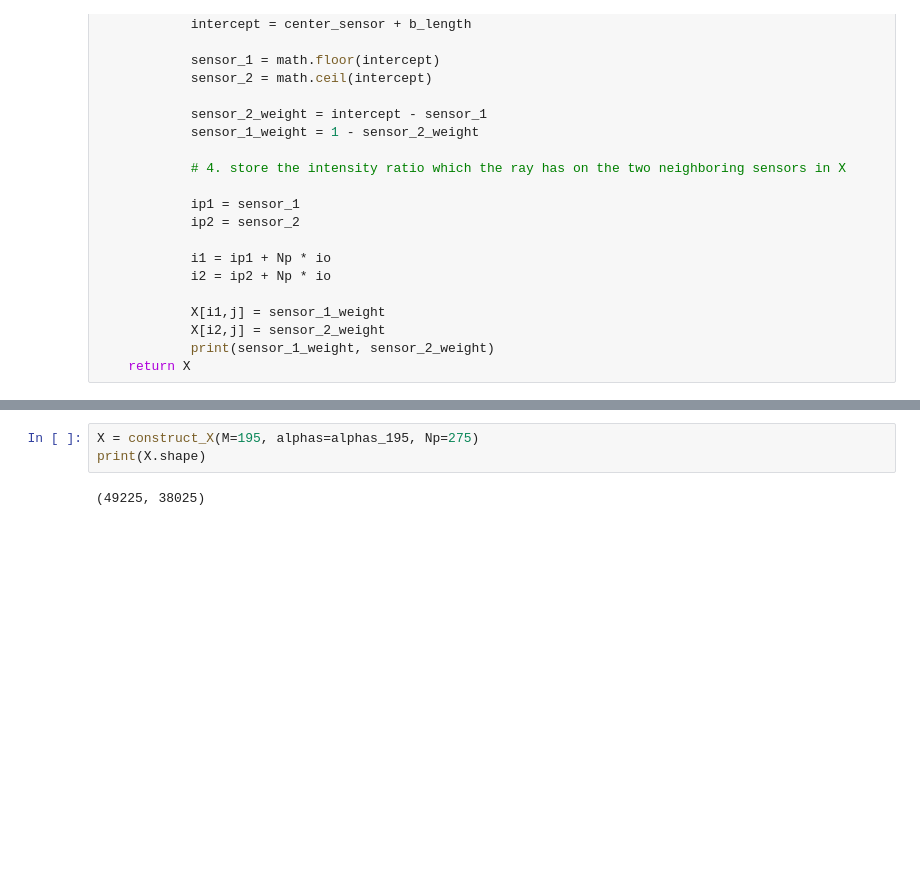
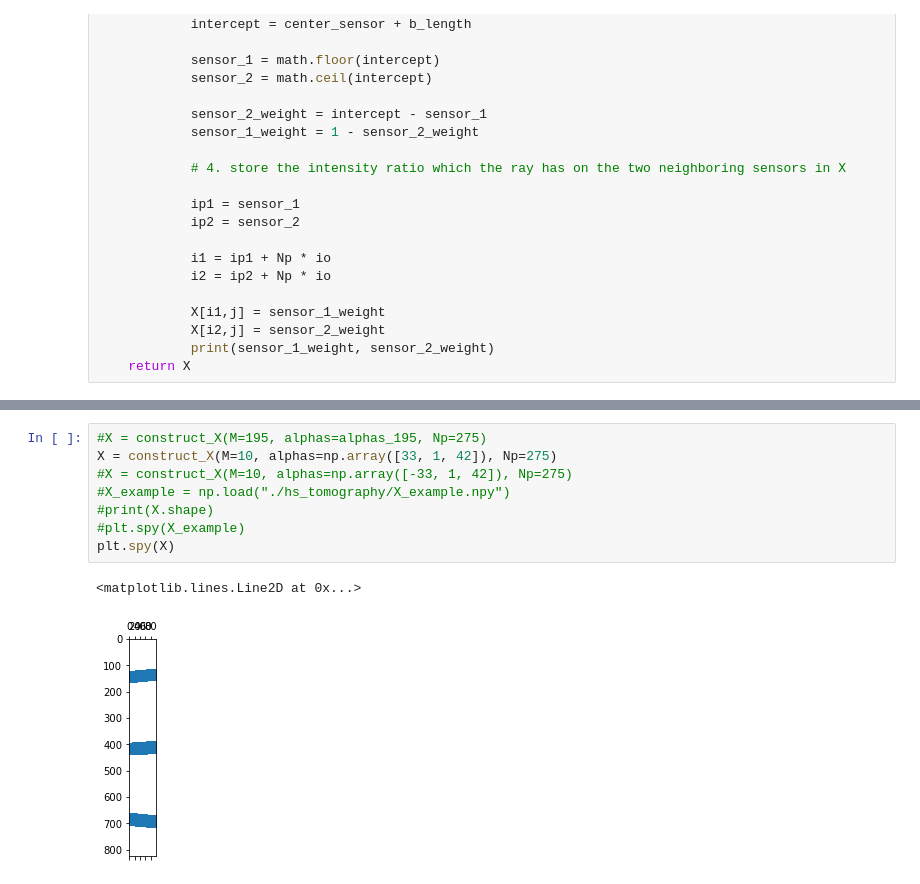
Before and after one commit to J-Gann/FML, a Jupyter notebook: ex05/tomography.ipynb, the cells around one changed output, grey strips where cells are left out. Cells and saved outputs as stored; diff of their text form; blank space fills up the shorter version.

```diff
--- a/ex05/tomography.ipynb
+++ b/ex05/tomography.ipynb
@@ -121,8 +115,14 @@ def construct_X(M, alphas, Np = None):
 
     X = coo_matrix((all_weights, (all_i_indices, all_j_indices)), shape=(N, D), dtype = np.float32)
     return X
-# %%
-X = construct_X(M=195, alphas=alphas_195, Np=275)
-print(X.shape)
-# %% [output]
-(49225, 38025)
+# %%
+#X = construct_X(M=195, alphas=alphas_195, Np=275)
+X = construct_X(M=10, alphas=np.array([33, 1, 42]), Np=275)
+#X = construct_X(M=10, alphas=np.array([-33, 1, 42]), Np=275)
+#X_example = np.load("./hs_tomography/X_example.npy")
+#print(X.shape)
+#plt.spy(X_example)
+plt.spy(X)
+# %% [output]
+<matplotlib.lines.Line2D at 0x...>
+[figure, added]
```
Also changed, not shown: parts of 3 cells of this notebook.
